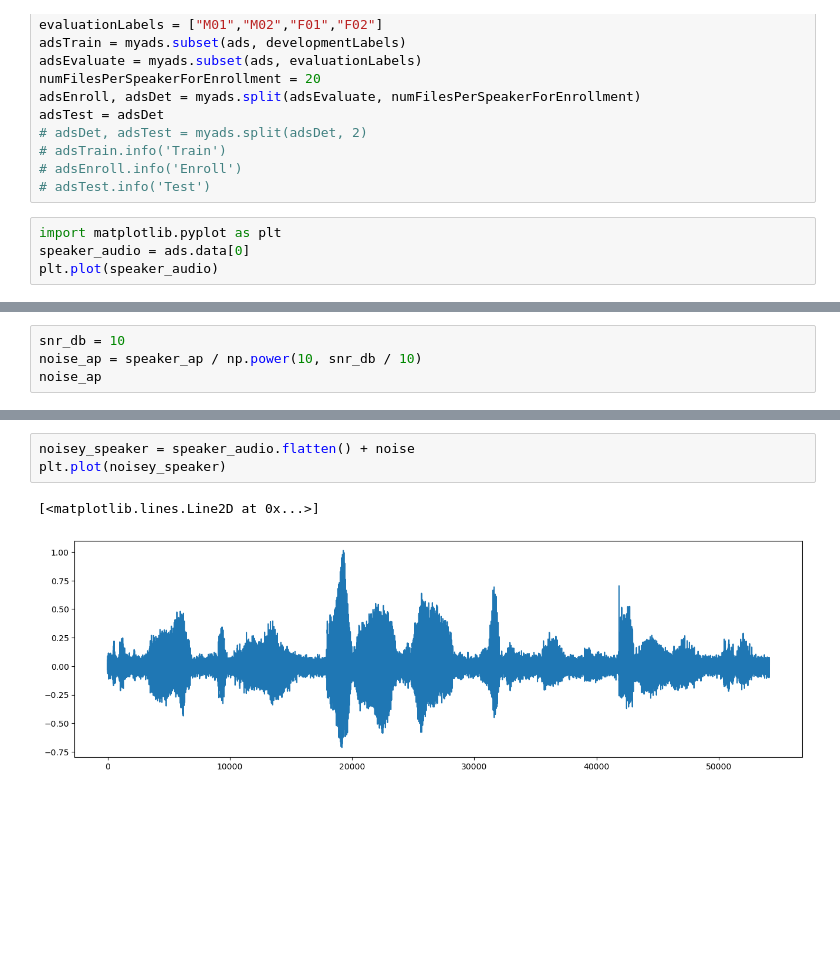
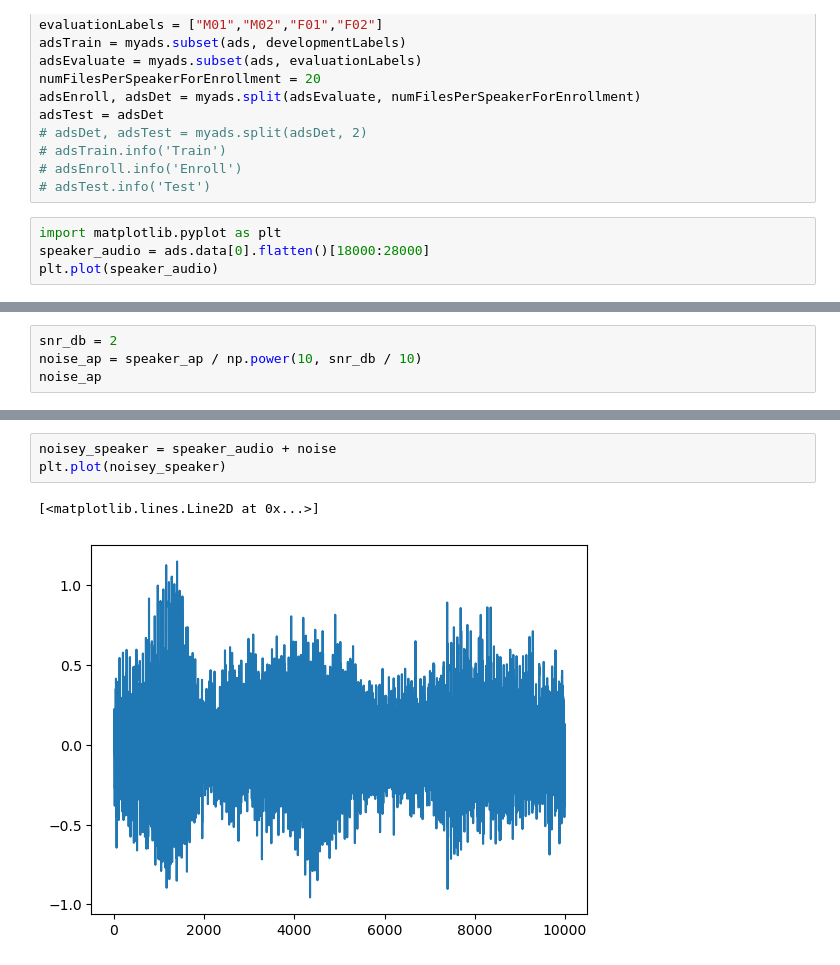
Before and after one commit to Davidjames9610/ubm, a Jupyter notebook: classifiers/fhmm/pmc_development/1_speaker_demo_pmc.ipynb, the cells around one changed output, grey strips where cells are left out. Saved outputs shown, nothing was run; the diff lists cells and outputs as text; blank space fills up the shorter version.

```diff
--- a/classifiers/fhmm/pmc_development/1_speaker_demo_pmc.ipynb
+++ b/classifiers/fhmm/pmc_development/1_speaker_demo_pmc.ipynb
@@ -41,7 +38,7 @@ adsTest = adsDet
 # adsTest.info('Test')
 # %%
 import matplotlib.pyplot as plt
-speaker_audio = ads.data[0]
+speaker_audio = ads.data[0].flatten()[18000:28000]
 plt.plot(speaker_audio)
 # %% [output]
 [<matplotlib.lines.Line2D at 0x...>]
@@ -56,5 +53,5 @@ speaker average power =  0.011383420750322636
 # %%
-snr_db = 10
+snr_db = 2
 noise_ap = speaker_ap / np.power(10, snr_db / 10)
 noise_ap
 # %% [output]
@@ -72,6 +69,6 @@ plt.plot(noise)
 # %%
-noisey_speaker = speaker_audio.flatten() + noise
+noisey_speaker = speaker_audio + noise
 plt.plot(noisey_speaker)
 # %% [output]
 [<matplotlib.lines.Line2D at 0x...>]
-[figure, old version]
+[figure, new version]
```
Also changed, not shown: parts of 11 cells of this notebook, 4 other files.
